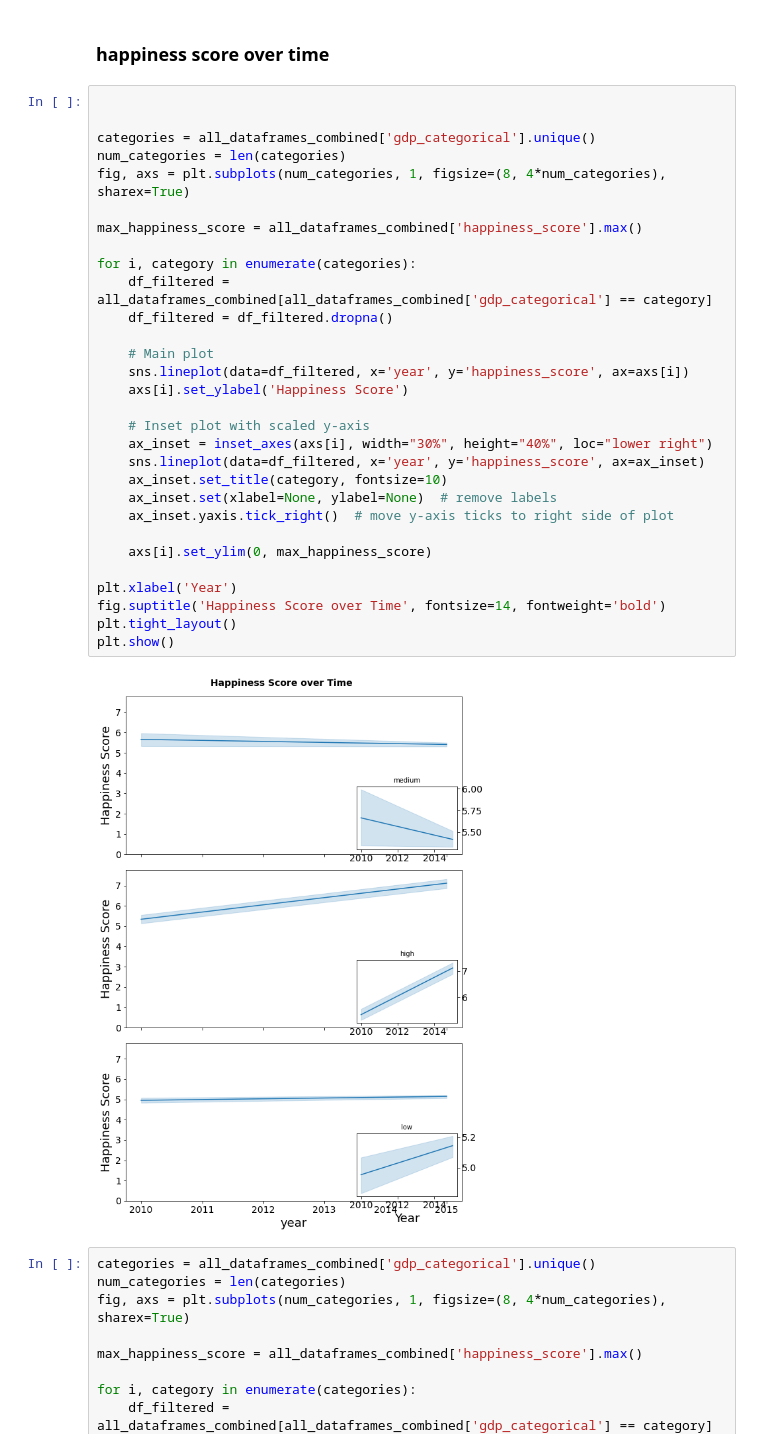
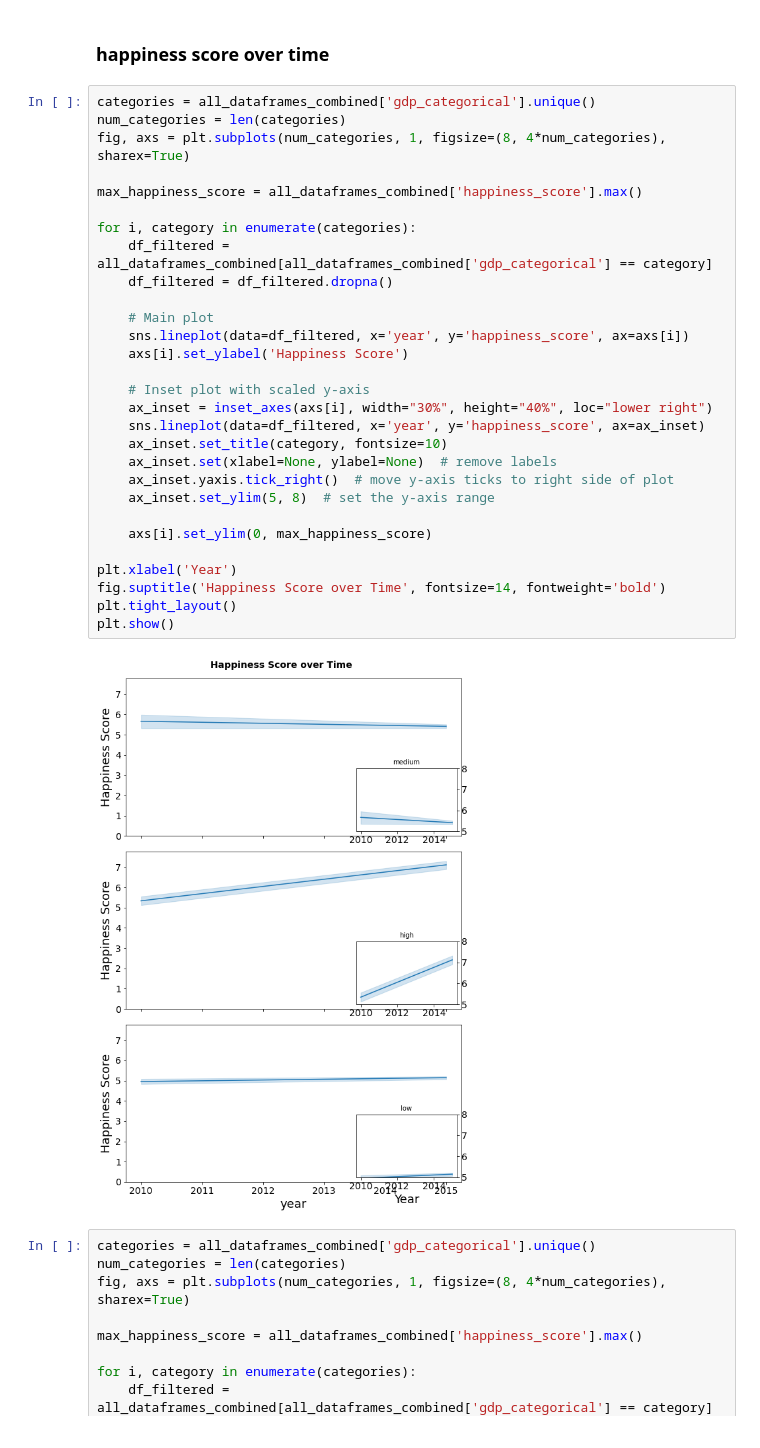
Before and after one commit to Dariokula/VisualizationProj23, a Jupyter notebook: all_datsets_26_08_Dario.ipynb, the cells around one changed output. Drawn from its saved outputs; the diff is of its cells as text.

Commit message:
happiness score over time: altered y scaling of inner plots

```diff
--- a/all_datsets_26_08_Dario.ipynb
+++ b/all_datsets_26_08_Dario.ipynb
@@ -936,37 +936,36 @@ all_dataframes_combined['gdp_categorical'] = pd.cut(all_dataframes_combined['GDP
 # %% [markdown]
 ### happiness score over time
 # %%
-
-
 categories = all_dataframes_combined['gdp_categorical'].unique()
 num_categories = len(categories)
 fig, axs = plt.subplots(num_categories, 1, figsize=(8, 4*num_categories), sharex=True)
 
 max_happiness_score = all_dataframes_combined['happiness_score'].max()
 
 for i, category in enumerate(categories):
     df_filtered = all_dataframes_combined[all_dataframes_combined['gdp_categorical'] == category]
     df_filtered = df_filtered.dropna()
 
     # Main plot
     sns.lineplot(data=df_filtered, x='year', y='happiness_score', ax=axs[i])
     axs[i].set_ylabel('Happiness Score')
 
     # Inset plot with scaled y-axis
     ax_inset = inset_axes(axs[i], width="30%", height="40%", loc="lower right")
     sns.lineplot(data=df_filtered, x='year', y='happiness_score', ax=ax_inset)
     ax_inset.set_title(category, fontsize=10)
     ax_inset.set(xlabel=None, ylabel=None)  # remove labels
     ax_inset.yaxis.tick_right()  # move y-axis ticks to right side of plot
+    ax_inset.set_ylim(5, 8)  # set the y-axis range
 
     axs[i].set_ylim(0, max_happiness_score)
 
 plt.xlabel('Year')
 fig.suptitle('Happiness Score over Time', fontsize=14, fontweight='bold')
 plt.tight_layout()
 plt.show()
 # %% [output]
-[figure, old version]
+[figure, new version]
 # %%
 categories = all_dataframes_combined['gdp_categorical'].unique()
 num_categories = len(categories)
```
